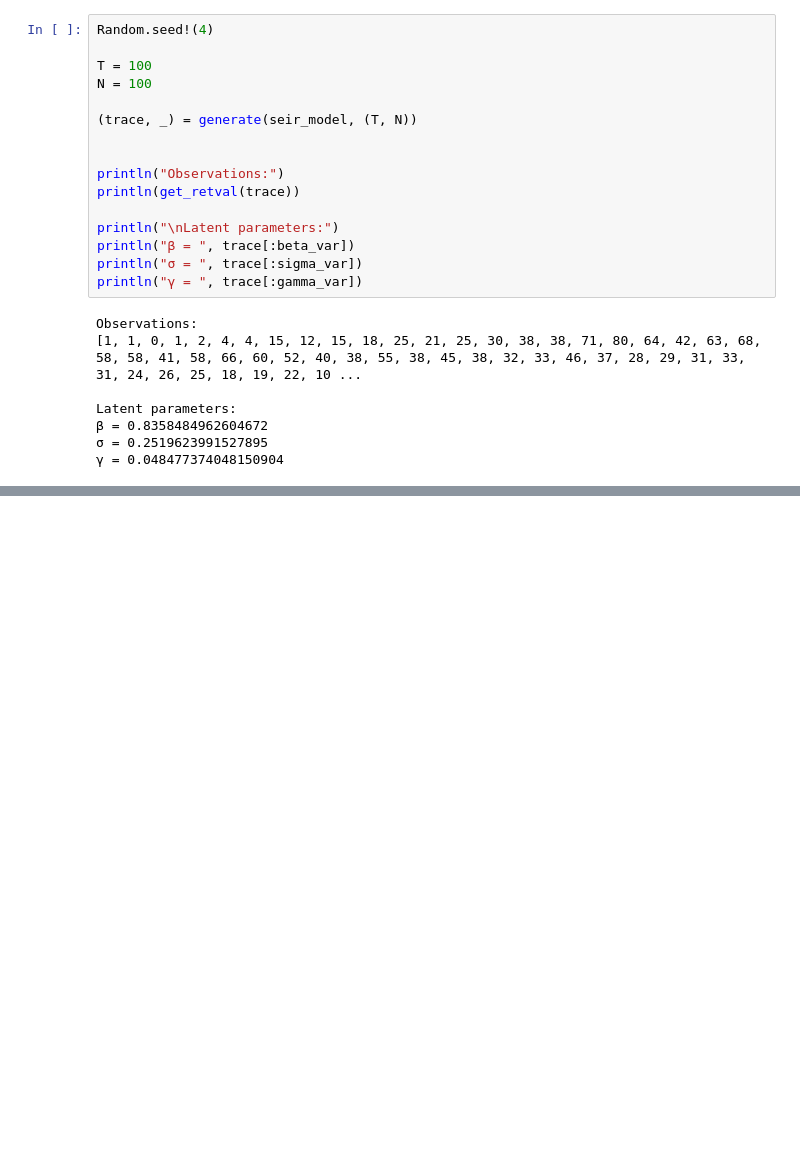
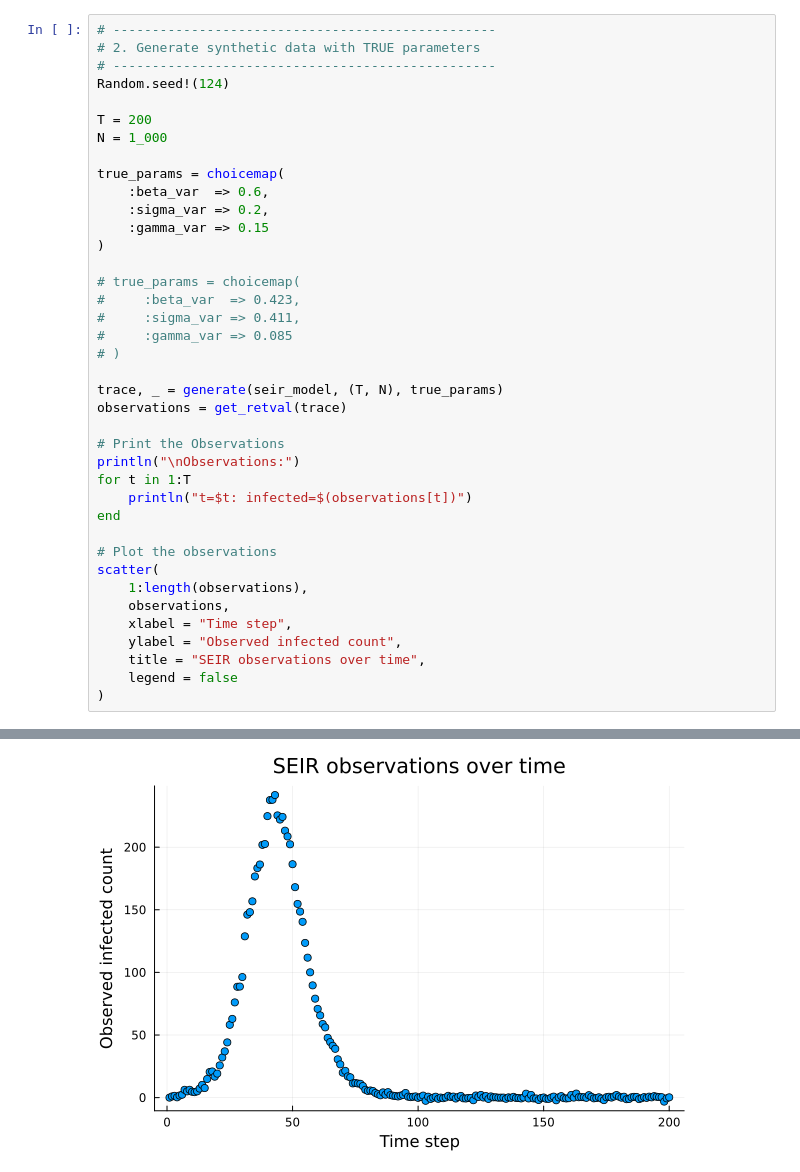
Before and after one commit to squarerootminusone/pmi, a Jupyter notebook: tycho/SEIR.ipynb, the cells around one changed output, grey strips where cells are left out. Drawn from its saved outputs; the diff is of its cells as text; blank space fills up the shorter version.

```diff
--- a/tycho/SEIR.ipynb
+++ b/tycho/SEIR.ipynb
@@ -46,27 +45,43 @@ using Plots
 end
 # %% [output]
 DynamicDSLFunction{Any}(Dict{Symbol, Any}(), Dict{Symbol, Any}(), Type[Int64, Int64], false, Union{Nothing, Some{Any}}[nothing, nothing], Main.var"##seir_model#277", Bool[0, 0], false)
-# %%
-Random.seed!(4)
-
-T = 100
-N = 100
-
-(trace, _) = generate(seir_model, (T, N))
-
-
-println("Observations:")
-println(get_retval(trace))
-
-println("\nLatent parameters:")
-println("β = ", trace[:beta_var])
-println("σ = ", trace[:sigma_var])
-println("γ = ", trace[:gamma_var])
-# %% [output]
-Observations:
-[1, 1, 0, 1, 2, 4, 4, 15, 12, 15, 18, 25, 21, 25, 30, 38, 38, 71, 80, 64, 42, 63, 68, 58, 58, 41, 58, 66, 60, 52, 40, 38, 55, 38, 45, 38, 32, 33, 46, 37, 28, 29, 31, 33, 31, 24, 26, 25, 18, 19, 22, 10 ...
-
-Latent parameters:
-β = 0.8358484962604672
-σ = 0.2519623991527895
-γ = 0.048477374048150904
+# %%
+# -------------------------------------------------
+# 2. Generate synthetic data with TRUE parameters
+# -------------------------------------------------
+Random.seed!(124)
+
+T = 200
+N = 1_000
+
+true_params = choicemap(
+    :beta_var  => 0.6,
+    :sigma_var => 0.2,
+    :gamma_var => 0.15
+)
+
+# true_params = choicemap(
+#     :beta_var  => 0.423,
+#     :sigma_var => 0.411,
+#     :gamma_var => 0.085
+# )
+
+trace, _ = generate(seir_model, (T, N), true_params)
+observations = get_retval(trace)
+
+# Print the Observations
+println("\nObservations:")
+for t in 1:T
+    println("t=$t: infected=$(observations[t])")
+end
+
+# Plot the observations
+scatter(
+    1:length(observations),
+    observations,
+    xlabel = "Time step",
+    ylabel = "Observed infected count",
+    title = "SEIR observations over time",
+    legend = false
+)
+# %% [output]
@@ -72,0 +105 @@ Latent parameters:
+[figure, added]
```
Also changed, not shown: parts of 12 cells of this notebook, 1 other file.
